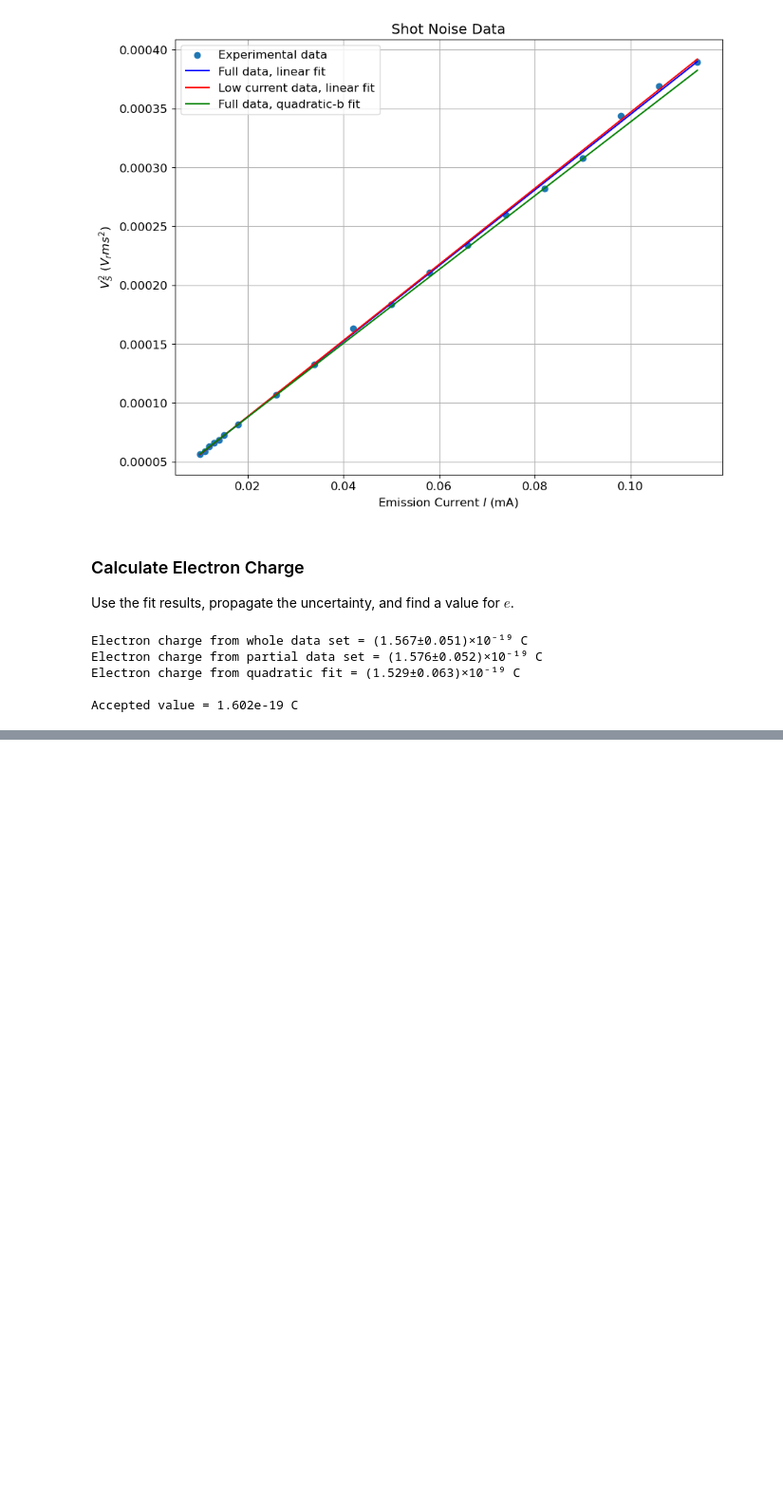
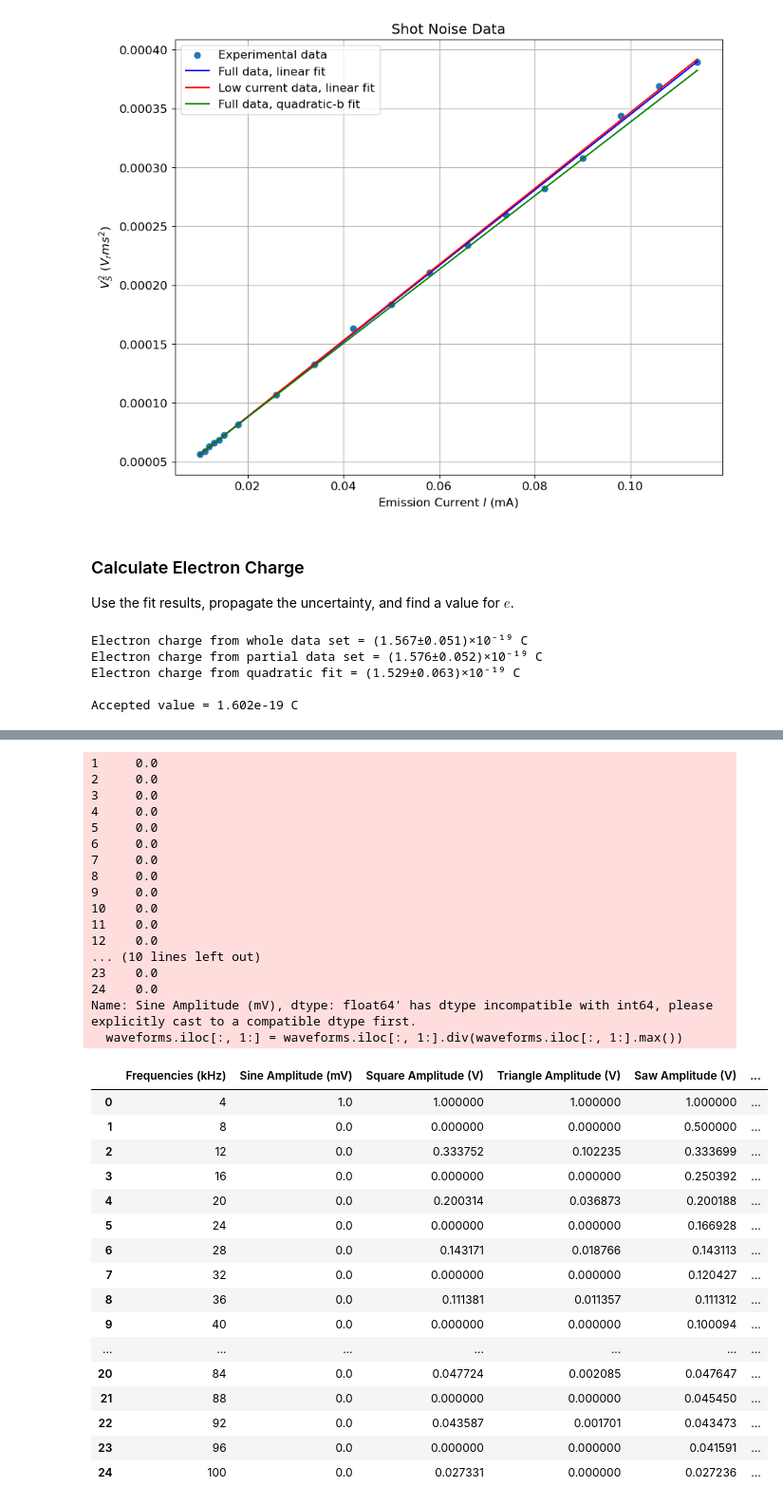
Before and after one commit to mbrosenuw/johnson-and-shot-noise, a Jupyter notebook: Noise Analysis (template, 2024).ipynb, the cells around one changed output, grey strips where cells are left out. Shown at 95% size. Saved outputs shown, nothing was run; the diff lists cells and outputs as text; code cells hidden in the pictures; blank space fills up the shorter version.

```diff
--- a/Noise Analysis (template, 2024).ipynb
+++ b/Noise Analysis (template, 2024).ipynb
@@ -602,0 +570,11 @@ display(fnoise)
+# %%
+## Read in the data
+waveforms = pd.read_csv('waveforms.csv')
+
+display(waveforms)
+#normalize the components to have the largest one be 1
+waveforms.iloc[:, 1:] = waveforms.iloc[:, 1:].div(waveforms.iloc[:, 1:].max())
+#in Hz
+waveforms['Frequencies (Hz)'] = waveforms['Frequencies (kHz)']*1000
+display(waveforms)
+# %% [output]
@@ -602,0 +598,34 @@ display(fnoise)
+1     0.0
+2     0.0
+3     0.0
+4     0.0
+5     0.0
+6     0.0
+7     0.0
+8     0.0
+9     0.0
+10    0.0
+11    0.0
+12    0.0
+... (10 lines left out)
+23    0.0
+24    0.0
+Name: Sine Amplitude (mV), dtype: float64' has dtype incompatible with int64, please explicitly cast to a compatible dtype first.
+  waveforms.iloc[:, 1:] = waveforms.iloc[:, 1:].div(waveforms.iloc[:, 1:].max())
+|  | Frequencies (kHz) | Sine Amplitude (mV) | Square Amplitude (V) | Triangle Amplitude (V) | Saw Amplitude (V) | ... |
+| 0 | 4 | 1.0 | 1.000000 | 1.000000 | 1.000000 | ... |
+| 1 | 8 | 0.0 | 0.000000 | 0.000000 | 0.500000 | ... |
+| 2 | 12 | 0.0 | 0.333752 | 0.102235 | 0.333699 | ... |
+| 3 | 16 | 0.0 | 0.000000 | 0.000000 | 0.250392 | ... |
+| 4 | 20 | 0.0 | 0.200314 | 0.036873 | 0.200188 | ... |
+| 5 | 24 | 0.0 | 0.000000 | 0.000000 | 0.166928 | ... |
+| 6 | 28 | 0.0 | 0.143171 | 0.018766 | 0.143113 | ... |
+| 7 | 32 | 0.0 | 0.000000 | 0.000000 | 0.120427 | ... |
+| 8 | 36 | 0.0 | 0.111381 | 0.011357 | 0.111312 | ... |
+| 9 | 40 | 0.0 | 0.000000 | 0.000000 | 0.100094 | ... |
+| ... | ... | ... | ... | ... | ... | ... |
+| 20 | 84 | 0.0 | 0.047724 | 0.002085 | 0.047647 | ... |
+| 21 | 88 | 0.0 | 0.000000 | 0.000000 | 0.045450 | ... |
+| 22 | 92 | 0.0 | 0.043587 | 0.001701 | 0.043473 | ... |
+| 23 | 96 | 0.0 | 0.000000 | 0.000000 | 0.041591 | ... |
+| 24 | 100 | 0.0 | 0.027331 | 0.000000 | 0.027236 | ... |
```
Also changed, not shown: parts of 12 cells of this notebook, 1 other file.
